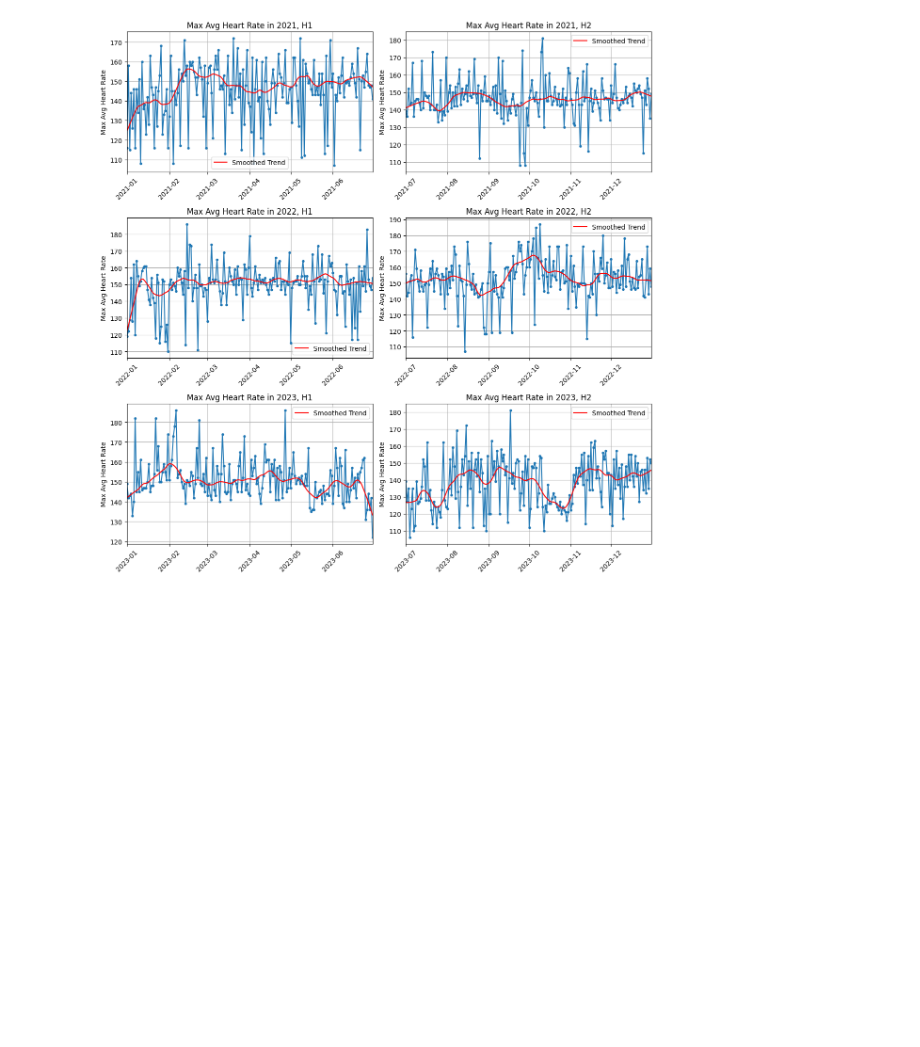
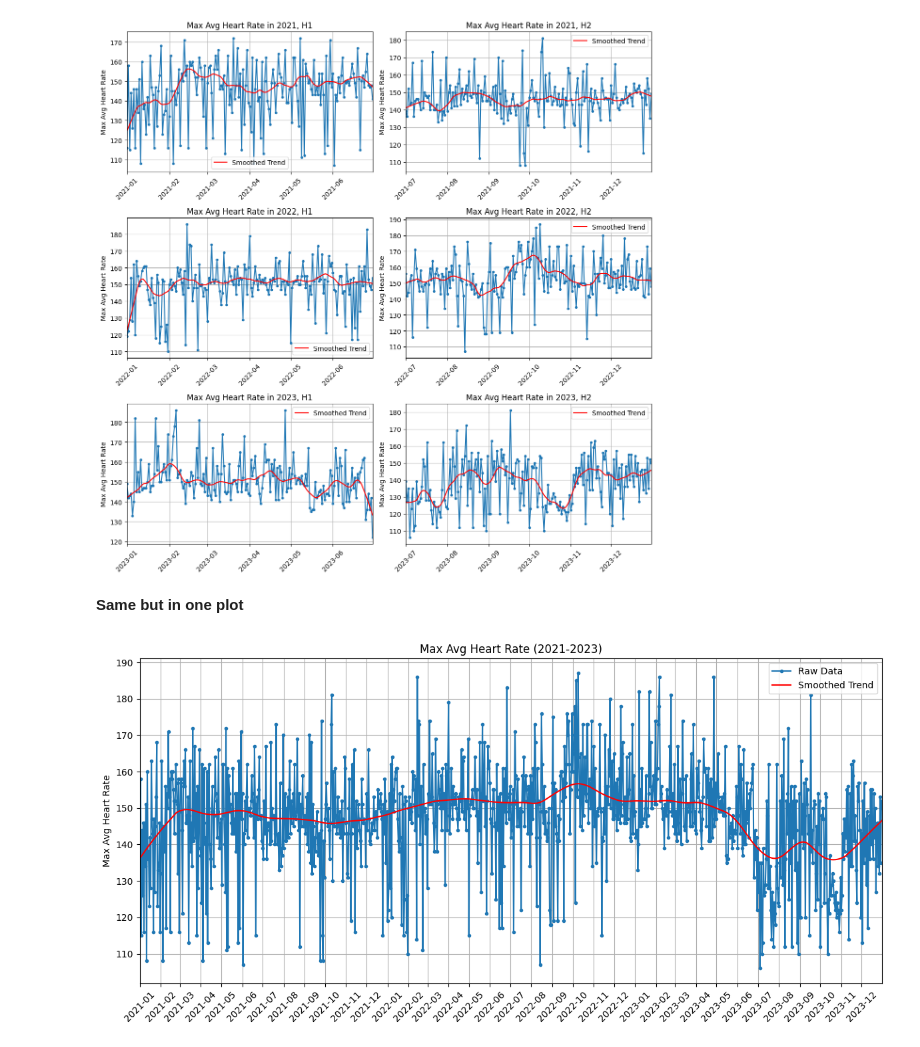
Before and after one commit to cats-and-the-city/playground, a Jupyter notebook: GarminStress_clbo.ipynb, the cells around one changed output. Saved outputs shown, nothing was run; the diff lists cells and outputs as text; code cells hidden in the pictures; blank space fills up the shorter version.

```diff
--- a/GarminStress_clbo.ipynb
+++ b/GarminStress_clbo.ipynb
@@ -597,3 +359,49 @@ plt.tight_layout()
 plt.show()
 # %% [output]
 [figure]
+# %% [markdown]
+**Same but in one plot**
+# %%
+import matplotlib.pyplot as plt
+import pandas as pd
+from statsmodels.nonparametric.smoothers_lowess import lowess
+import matplotlib.dates as mdates
+
+# Assuming 'calendarDate' and 'AverageStressLevel' are in your DataFrame
+focus_df['calendarDate'] = pd.to_datetime(focus_df['calendarDate'])  # Ensure this column is datetime if not already
+
+# Filter only the years of 2021-2023
+focus_df = focus_df[(focus_df['calendarDate'] >= '2021-01-01') & (focus_df['calendarDate'] <= '2023-12-31')]
+
+# Create a single plot
+fig, ax = plt.subplots(figsize=(12, 6))
+
+# Plot raw data
+ax.plot(focus_df['calendarDate'], focus_df['maxAvgHeartRate'], marker='.', linestyle='-', label='Raw Data')
+
+# Convert dates to numeric values for LOWESS smoothing
+numeric_dates = mdates.date2num(focus_df['calendarDate'])
+
+# LOWESS smoothing
+smoothed = lowess(focus_df['maxAvgHeartRate'], numeric_dates, frac=0.1)
+ax.plot(mdates.num2date(smoothed[:, 0]), smoothed[:, 1], 'r-', label='Smoothed Trend')
+
+# Set plot title and labels
+ax.set_title('Max Avg Heart Rate (2021-2023)')
+ax.set_ylabel('Max Avg Heart Rate')
+ax.grid(True)
+
+# Set x-axis major locator to month starts and formatter to year-month format
+ax.xaxis.set_major_locator(mdates.MonthLocator())
+ax.xaxis.set_major_formatter(mdates.DateFormatter('%Y-%m'))
+ax.set_xlim([pd.Timestamp('2021-01-01'), pd.Timestamp('2023-12-31')])
+
+# Rotate date labels for better readability
+plt.setp(ax.get_xticklabels(), rotation=45)
+
+ax.legend()
+
+plt.tight_layout()
+plt.show()
+# %% [output]
+[figure, added]
```
Also changed, not shown: parts of 20 cells of this notebook.
